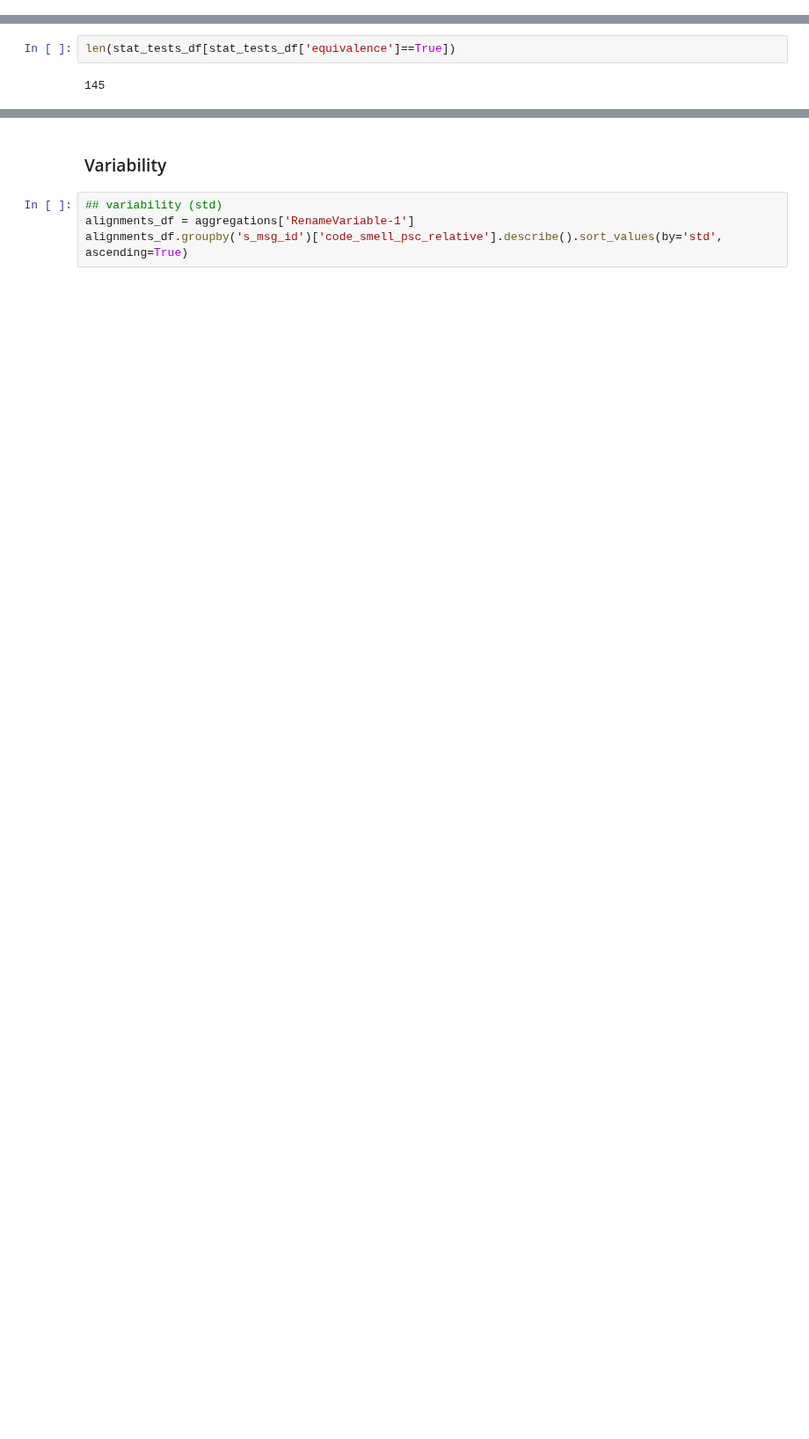
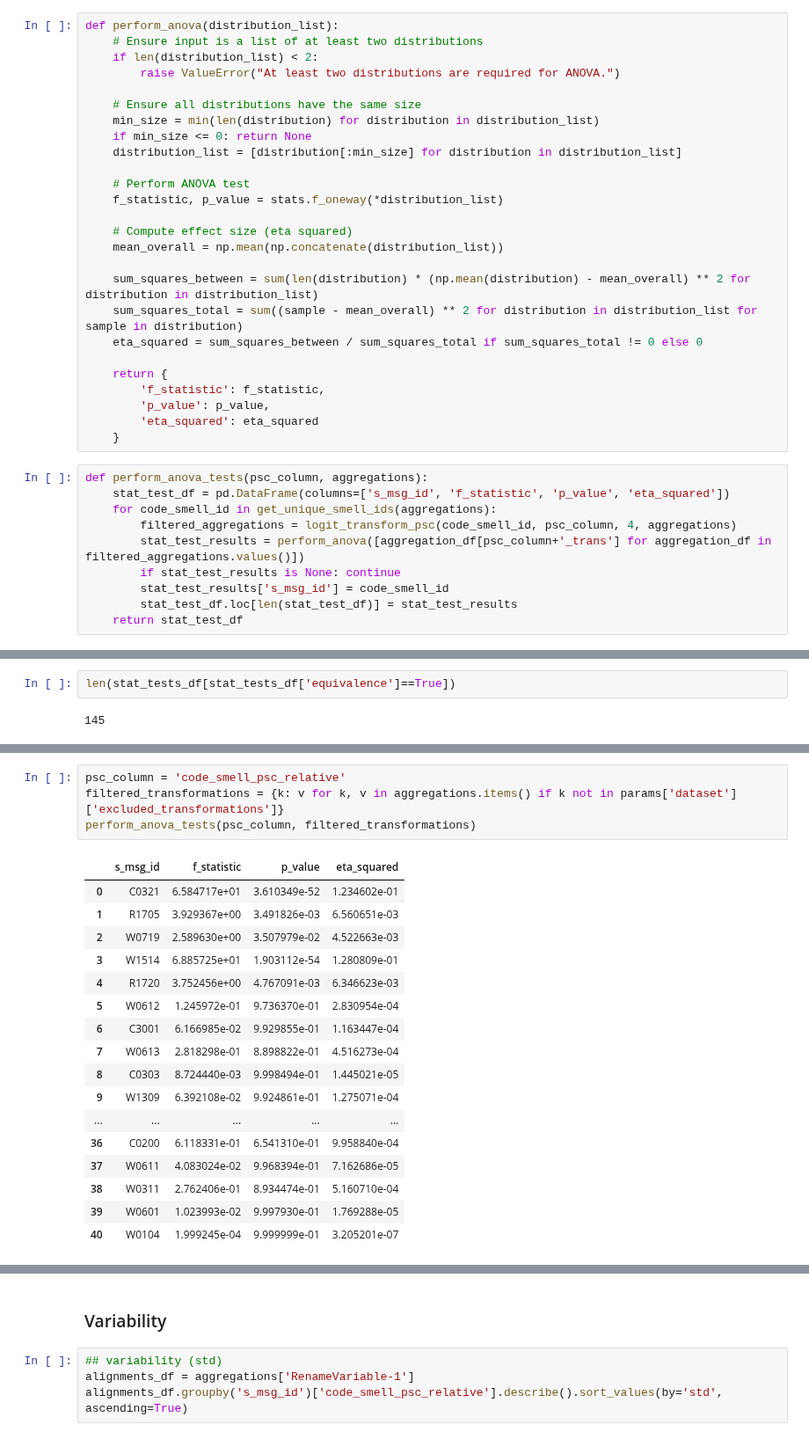
Before and after one commit to WM-SEMERU/CodeSmellExt, a Jupyter notebook: notebooks/extension/robustness_transformations/06_robustness_analysis.ipynb, the cells around one changed output, grey strips where cells are left out. Shown at 88% size. Saved outputs shown, nothing was run; the diff lists cells and outputs as text; blank space fills up the shorter version.

```diff
--- a/notebooks/extension/robustness_transformations/06_robustness_analysis.ipynb
+++ b/notebooks/extension/robustness_transformations/06_robustness_analysis.ipynb
@@ -257,0 +241,36 @@ Index(['id', 'commit_id', 'repo', 'path', 'file_name', 'commit_message', 'url',
+# %%
+def perform_anova(distribution_list):
+    # Ensure input is a list of at least two distributions
+    if len(distribution_list) < 2:
+        raise ValueError("At least two distributions are required for ANOVA.")
+
+    # Ensure all distributions have the same size
+    min_size = min(len(distribution) for distribution in distribution_list)
+    if min_size <= 0: return None
+    distribution_list = [distribution[:min_size] for distribution in distribution_list]
+
+    # Perform ANOVA test
+    f_statistic, p_value = stats.f_oneway(*distribution_list)
+
+    # Compute effect size (eta squared)
+    mean_overall = np.mean(np.concatenate(distribution_list))
+
+    sum_squares_between = sum(len(distribution) * (np.mean(distribution) - mean_overall) ** 2 for distribution in distribution_list)
+    sum_squares_total = sum((sample - mean_overall) ** 2 for distribution in distribution_list for sample in distribution)
+    eta_squared = sum_squares_between / sum_squares_total if sum_squares_total != 0 else 0
+
+    return {
+        'f_statistic': f_statistic,
+        'p_value': p_value,
+        'eta_squared': eta_squared
+    }
+# %%
+def perform_anova_tests(psc_column, aggregations):
+    stat_test_df = pd.DataFrame(columns=['s_msg_id', 'f_statistic', 'p_value', 'eta_squared'])
+    for code_smell_id in get_unique_smell_ids(aggregations):
+        filtered_aggregations = logit_transform_psc(code_smell_id, psc_column, 4, aggregations)
+        stat_test_results = perform_anova([aggregation_df[psc_column+'_trans'] for aggregation_df in filtered_aggregations.values()])
+        if stat_test_results is None: continue
+        stat_test_results['s_msg_id'] = code_smell_id
+        stat_test_df.loc[len(stat_test_df)] = stat_test_results
+    return stat_test_df
@@ -284,0 +308,22 @@ stat_tests_df[(stat_tests_df['equivalence']==True) & (stat_tests_df['transformat
+# %%
+psc_column = 'code_smell_psc_relative'
+filtered_transformations = {k: v for k, v in aggregations.items() if k not in params['dataset']['excluded_transformations']}
+perform_anova_tests(psc_column, filtered_transformations)
+# %% [output]
+|  | s_msg_id | f_statistic | p_value | eta_squared |
+| 0 | C0321 | 6.584717e+01 | 3.610349e-52 | 1.234602e-01 |
+| 1 | R1705 | 3.929367e+00 | 3.491826e-03 | 6.560651e-03 |
+| 2 | W0719 | 2.589630e+00 | 3.507979e-02 | 4.522663e-03 |
+| 3 | W1514 | 6.885725e+01 | 1.903112e-54 | 1.280809e-01 |
+| 4 | R1720 | 3.752456e+00 | 4.767091e-03 | 6.346623e-03 |
+| 5 | W0612 | 1.245972e-01 | 9.736370e-01 | 2.830954e-04 |
+| 6 | C3001 | 6.166985e-02 | 9.929855e-01 | 1.163447e-04 |
+| 7 | W0613 | 2.818298e-01 | 8.898822e-01 | 4.516273e-04 |
+| 8 | C0303 | 8.724440e-03 | 9.998494e-01 | 1.445021e-05 |
+| 9 | W1309 | 6.392108e-02 | 9.924861e-01 | 1.275071e-04 |
+| ... | ... | ... | ... | ... |
+| 36 | C0200 | 6.118331e-01 | 6.541310e-01 | 9.958840e-04 |
+| 37 | W0611 | 4.083024e-02 | 9.968394e-01 | 7.162686e-05 |
+| 38 | W0311 | 2.762406e-01 | 8.934474e-01 | 5.160710e-04 |
+| 39 | W0601 | 1.023993e-02 | 9.997930e-01 | 1.769288e-05 |
+| 40 | W0104 | 1.999245e-04 | 9.999999e-01 | 3.205201e-07 |
```
Also changed, not shown: parts of 11 cells of this notebook, 1 other file.
